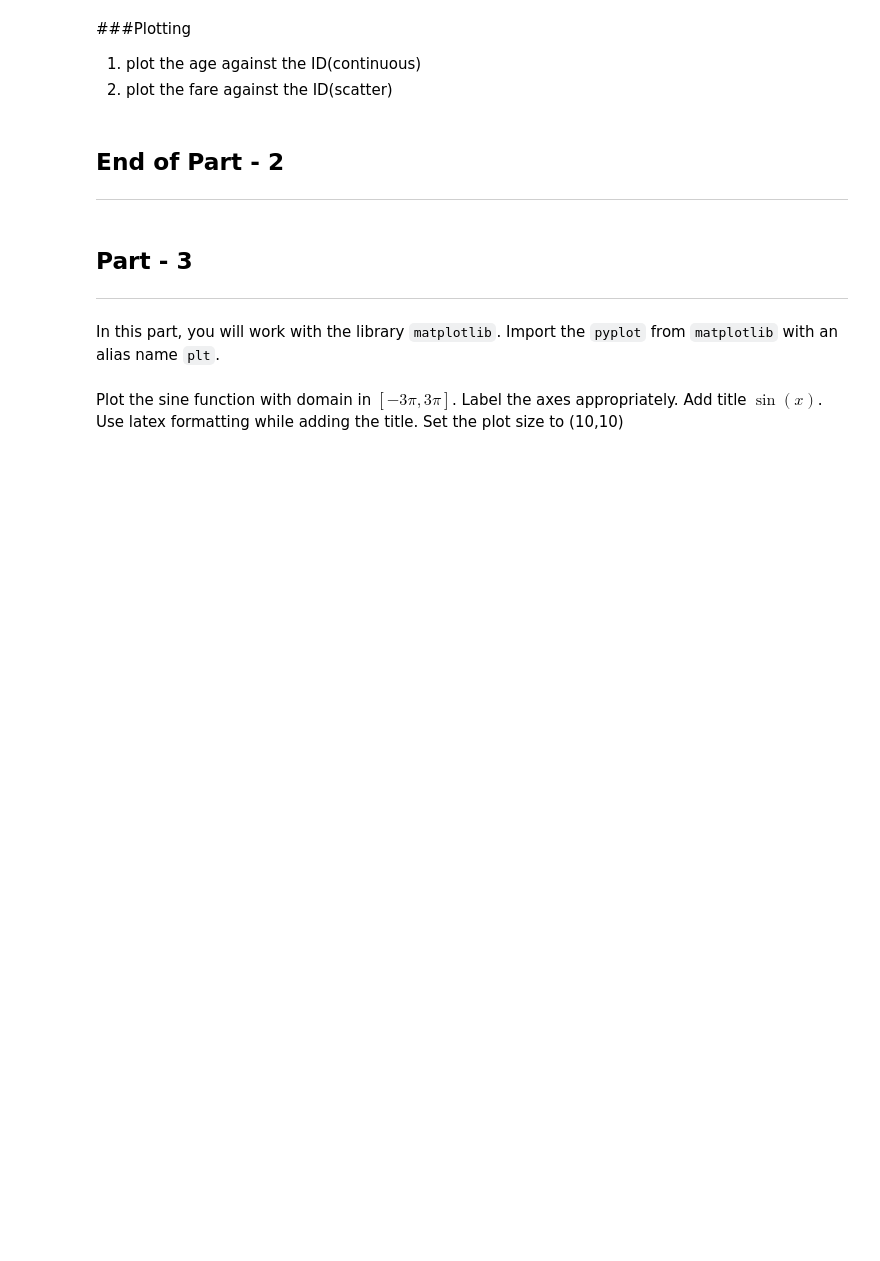
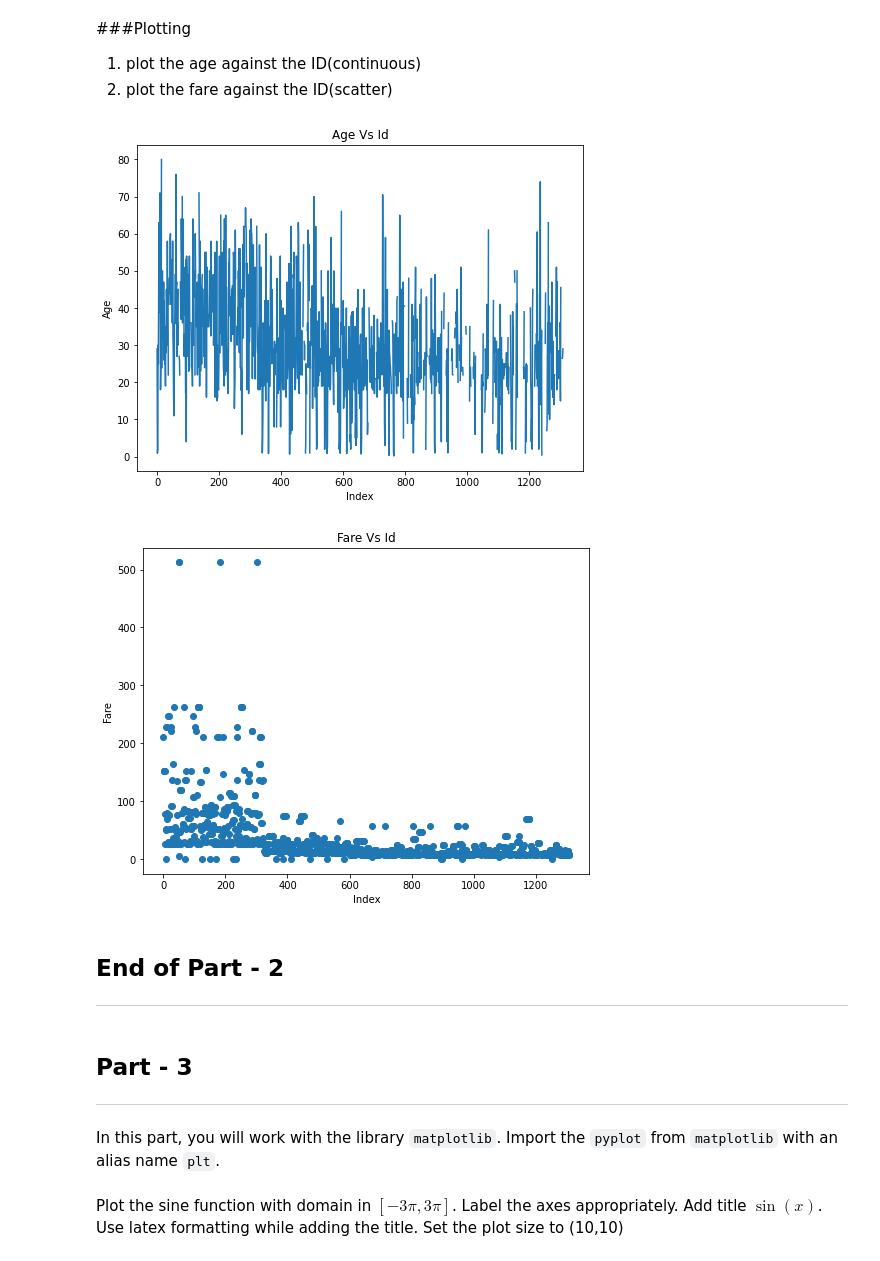
Before and after one commit to Aaditya117/SHALA-2020, a Jupyter notebook: Assignment_1_DS.ipynb, the cells around one changed output. Drawn from its saved outputs; the diff is of its cells as text; code cells hidden in the pictures; blank space fills up the shorter version.

```diff
--- a/Assignment_1_DS.ipynb
+++ b/Assignment_1_DS.ipynb
@@ -245,3 +246,5 @@ Read the data and display the first 5 rows
 #Download dataset from: http://biostat.mc.vanderbilt.edu/wiki/pub/Main/DataSets/titanic3.csv
 
 file_url = "http://biostat.mc.vanderbilt.edu/wiki/pub/Main/DataSets/titanic3.csv"
+df = pd.read_csv(file_url)
+df.head()
@@ -296,6 +365,23 @@ file_url = "http://biostat.mc.vanderbilt.edu/wiki/pub/Main/DataSets/titanic3.csv
 ###Plotting
 1. plot the age against the ID(continuous)
 2. plot the fare against the ID(scatter)
+# %%
+%matplotlib inline
+plt.figure(figsize= (8,6))
+plt.plot(df.index, df['age'])
+plt.xlabel('Index')
+plt.ylabel('Age')
+plt.title('Age Vs Id')
+
+plt.figure(figsize= (8,6))
+plt.scatter(df.index, df['fare'])
+plt.xlabel('Index')
+plt.ylabel('Fare')
+plt.title('Fare Vs Id')
+plt.show()
+# %% [output]
+[figure, added]
+[figure, added]
 # %% [markdown]
 ## End of Part - 2
 ---
```
Also changed, not shown: parts of 8 cells of this notebook.
